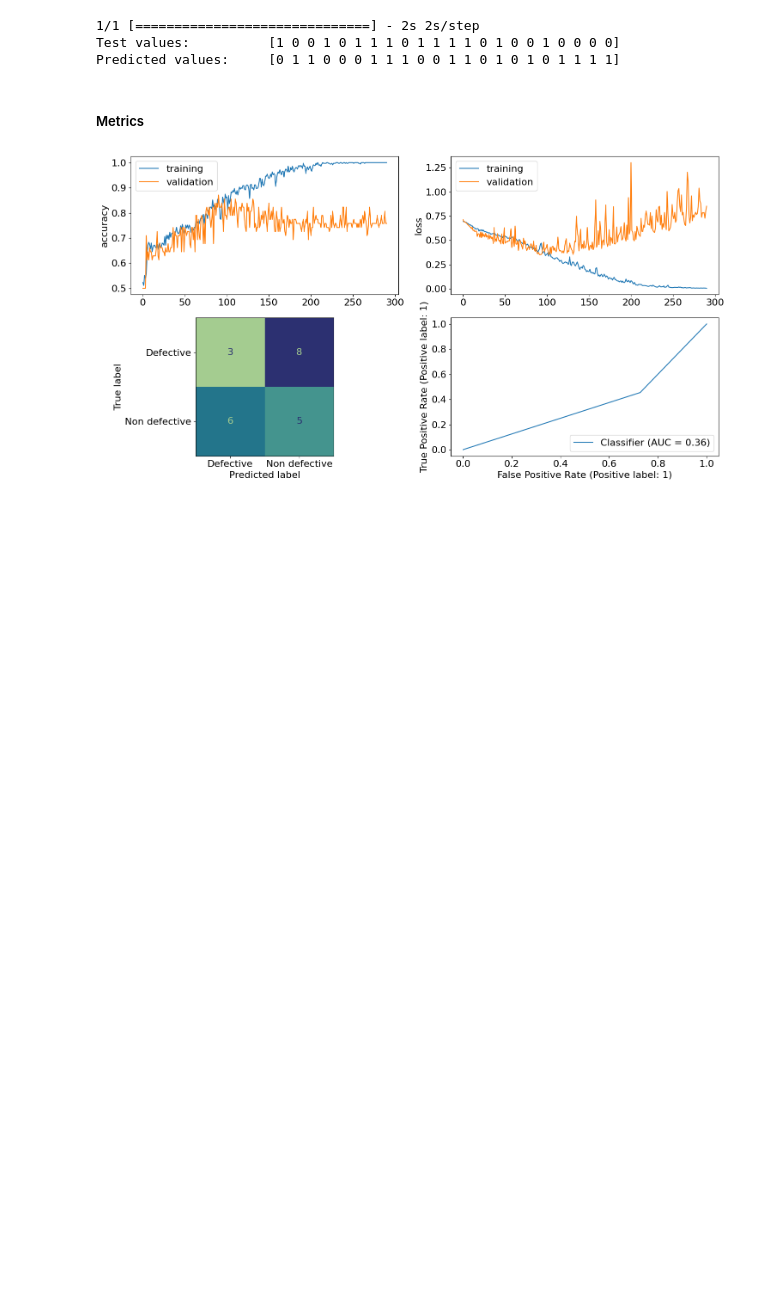
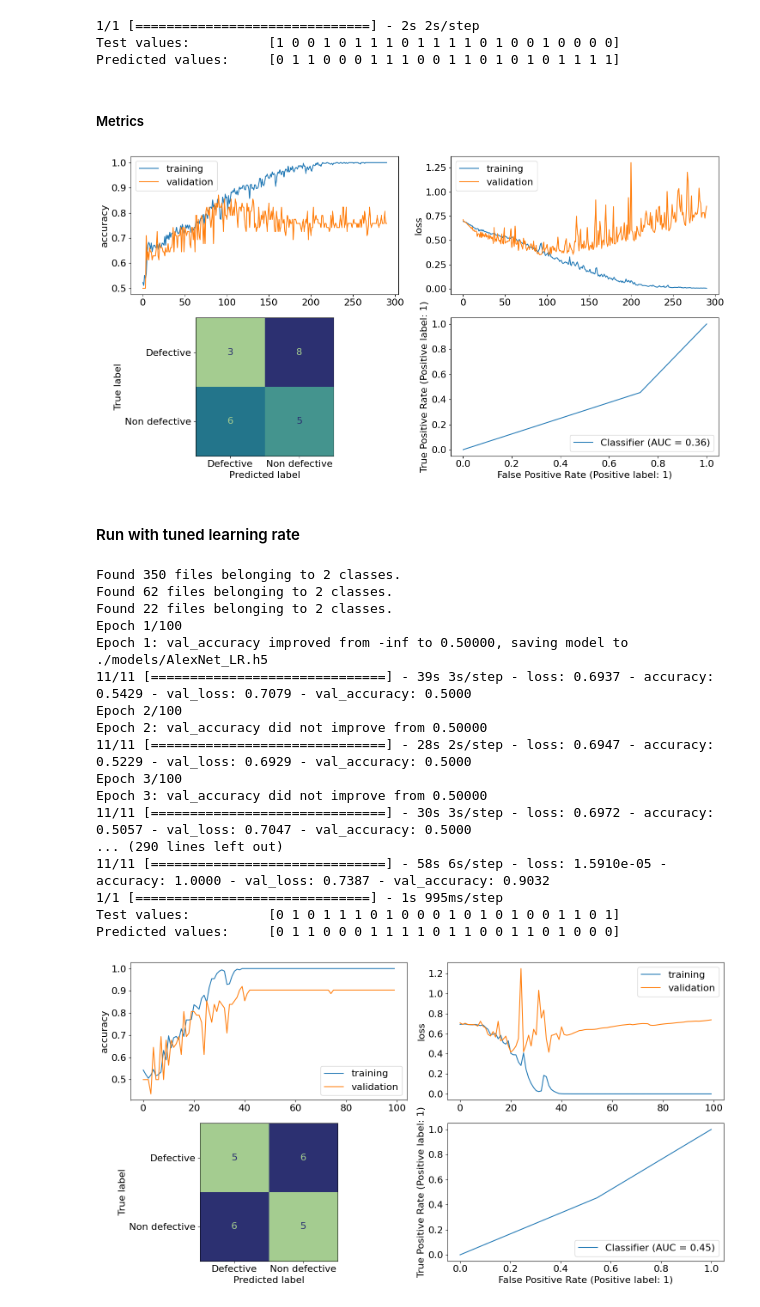
Before and after one commit to demustamas/Mathemathical-Modeling-Practice, a Jupyter notebook: classification_model_AlexNet.ipynb, the cells around one changed output. Cells and saved outputs as stored; diff of their text form; code cells hidden in the pictures; blank space fills up the shorter version.

Commit message:
keras_tuner for learning rate done

```diff
--- a/classification_model_AlexNet.ipynb
+++ b/classification_model_AlexNet.ipynb
@@ -264,3 +224,54 @@ Predicted values:     [0 1 1 0 0 0 1 1 1 0 0 1 1 0 1 0 1 0 1 1 1 1]
 CNN.show_metrics(save_folder=images.plot_folder)
 # %% [output]
 [figure]
+# %% [markdown]
+#### Run with tuned learning rate
+# %%
+CNN = Model("AlexNet")
+
+CNN.epochs = 100
+CNN.batch_size = 32
+
+CNN.optimizer = Adam(
+    learning_rate=8.314541851625895e-05
+)
+
+CNN.callbacks = [
+    TensorBoard(log_dir="./logs"),
+    ModelCheckpoint(
+        f"./models/{CNN.name}_LR.h5",
+        monitor="val_accuracy",
+        verbose=1,
+        save_best_only=True,
+        save_weights_only=False,
+        mode="auto",
+        save_freq="epoch",
+    ),
+]
+
+CNN.load_datasets(color_mode='rgb')
+CNN.build_model()
+CNN.compile_model()
+CNN.train_net()
+CNN.model.load_weights('./models/AlexNet_LR.h5')
+CNN.predict_test()
+CNN.show_metrics(save_folder=images.plot_folder, postfix='LR')
+# %% [output]
+Found 350 files belonging to 2 classes.
+Found 62 files belonging to 2 classes.
+Found 22 files belonging to 2 classes.
+Epoch 1/100
+Epoch 1: val_accuracy improved from -inf to 0.50000, saving model to ./models/AlexNet_LR.h5
+11/11 [==============================] - 39s 3s/step - loss: 0.6937 - accuracy: 0.5429 - val_loss: 0.7079 - val_accuracy: 0.5000
+Epoch 2/100
+Epoch 2: val_accuracy did not improve from 0.50000
+11/11 [==============================] - 28s 2s/step - loss: 0.6947 - accuracy: 0.5229 - val_loss: 0.6929 - val_accuracy: 0.5000
+Epoch 3/100
+Epoch 3: val_accuracy did not improve from 0.50000
+11/11 [==============================] - 30s 3s/step - loss: 0.6972 - accuracy: 0.5057 - val_loss: 0.7047 - val_accuracy: 0.5000
+... (290 lines left out)
+11/11 [==============================] - 58s 6s/step - loss: 1.5910e-05 - accuracy: 1.0000 - val_loss: 0.7387 - val_accuracy: 0.9032
+1/1 [==============================] - 1s 995ms/step
+Test values:          [0 1 0 1 1 1 0 1 0 0 0 1 0 1 0 1 0 0 1 1 0 1]
+Predicted values:     [0 1 1 0 0 0 1 1 1 1 0 1 1 0 0 1 1 0 1 0 0 0]
+[figure, added]
```
Also changed, not shown: parts of 3 cells of this notebook, 13 other files.
